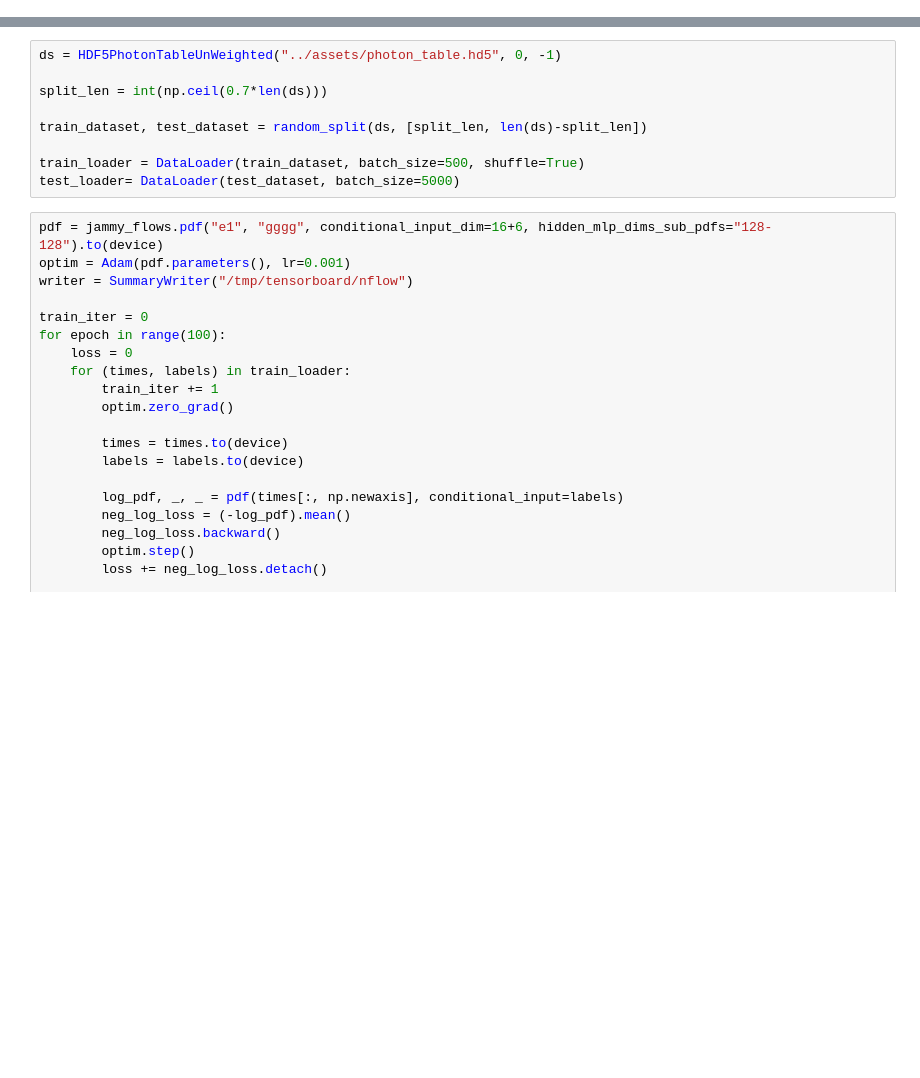
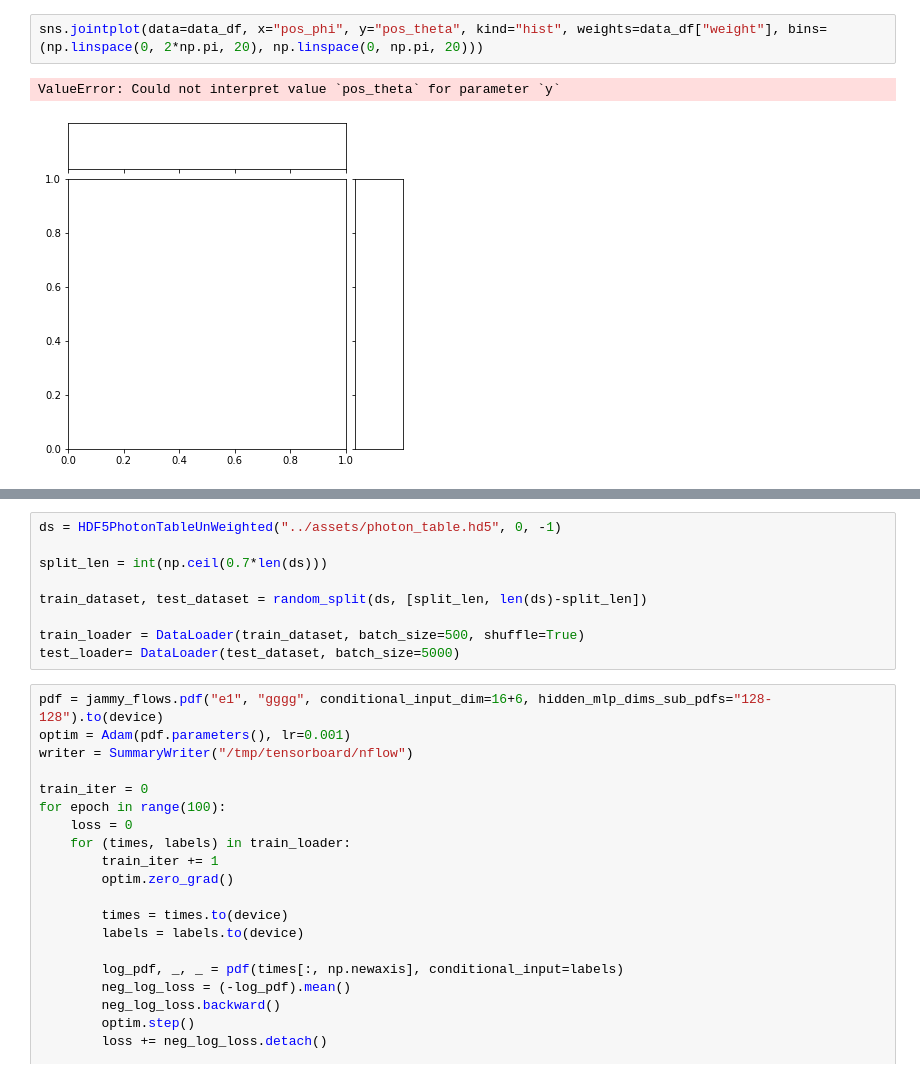
Before and after one commit to chrhck/NeutrinoTelescopes, a Jupyter notebook: notebooks/fit_normalizing_flow.ipynb, the cells around one changed output, grey strips where cells are left out. Cells and saved outputs as stored; diff of their text form; blank space fills up the shorter version.

```diff
--- a/notebooks/fit_normalizing_flow.ipynb
+++ b/notebooks/fit_normalizing_flow.ipynb
@@ -187,0 +386,5 @@ def read_table_hdf_unweighted(fname, ix):
+# %%
+sns.jointplot(data=data_df, x="pos_phi", y="pos_theta", kind="hist", weights=data_df["weight"], bins=(np.linspace(0, 2*np.pi, 20), np.linspace(0, np.pi, 20)))
+# %% [output]
+ValueError: Could not interpret value `pos_theta` for parameter `y`
+[figure, added]
```
Also changed, not shown: parts of 14 cells of this notebook, 3 other files.
